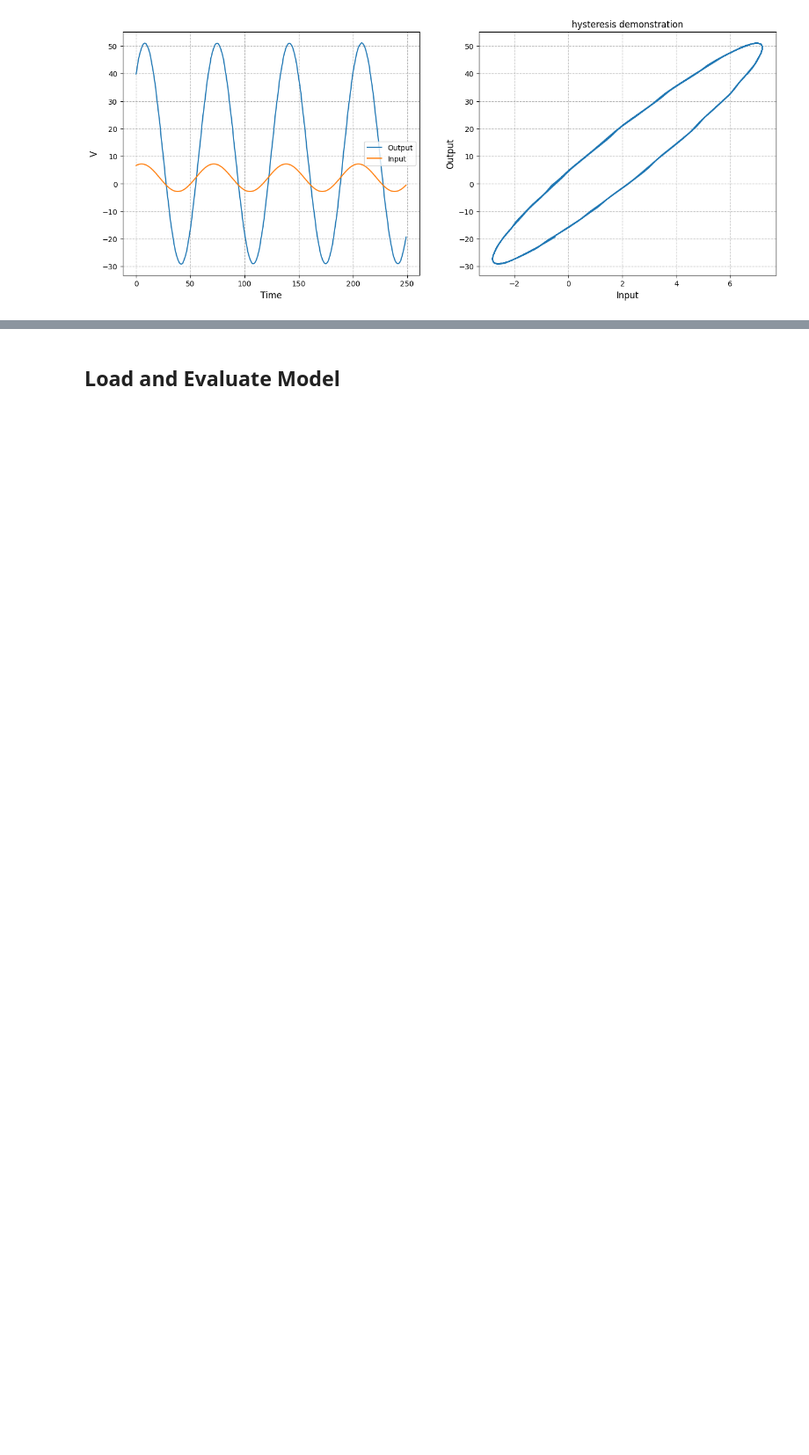
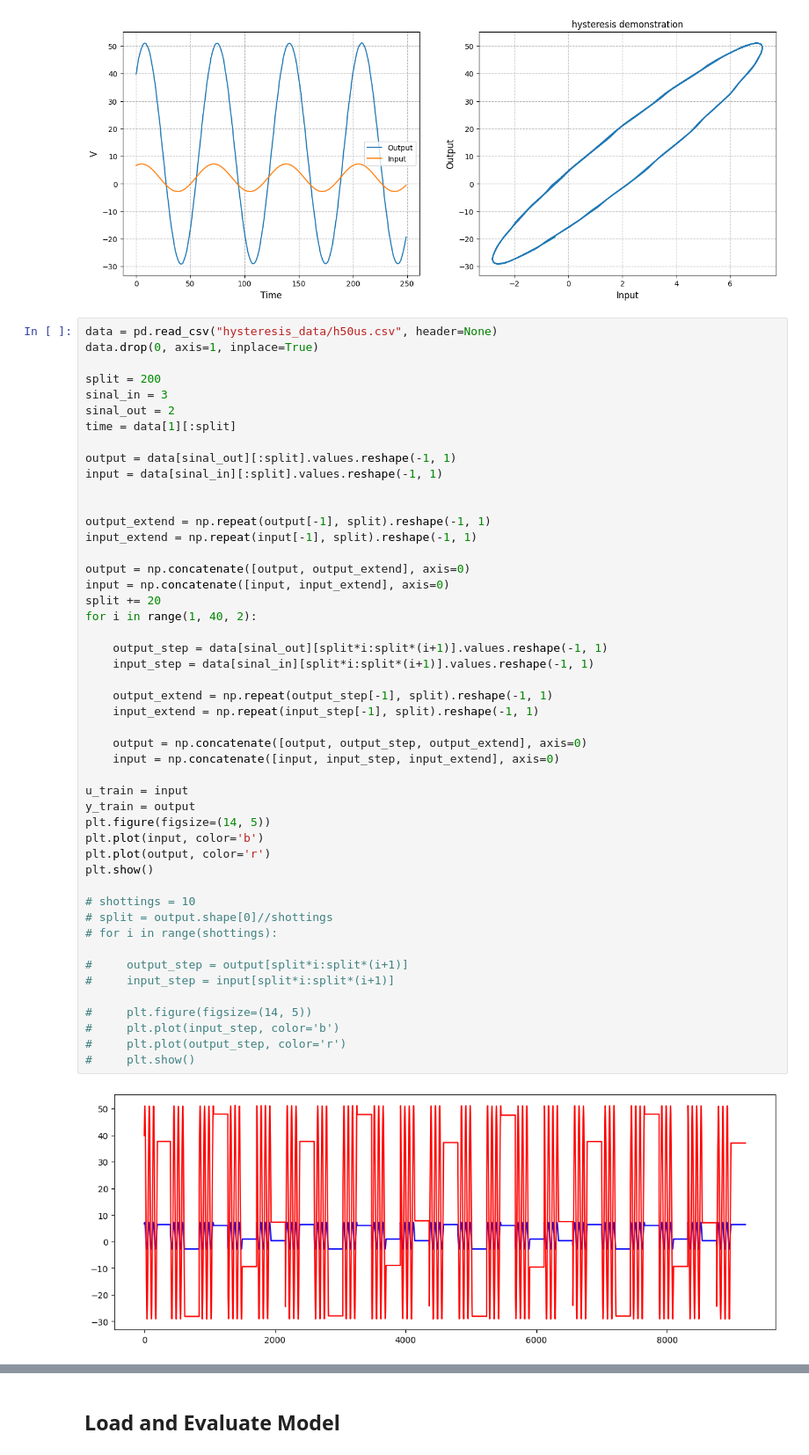
Before and after one commit to RafaelGAT108/mggp_model, a Jupyter notebook: 01_MGGP_Regression_hysteresis.ipynb, the cells around one changed output, grey strips where cells are left out. Shown at 88% size. Cells and saved outputs as stored; diff of their text form; blank space fills up the shorter version.

```diff
--- a/01_MGGP_Regression_hysteresis.ipynb
+++ b/01_MGGP_Regression_hysteresis.ipynb
@@ -590,3 +940,53 @@ plt.ylabel("Output", fontsize=fontsize)
 plt.show()
 # %% [output]
 [figure]
+# %%
+data = pd.read_csv("hysteresis_data/h50us.csv", header=None)
+data.drop(0, axis=1, inplace=True)
+
+split = 200
+sinal_in = 3
+sinal_out = 2
+time = data[1][:split]
+
+output = data[sinal_out][:split].values.reshape(-1, 1)
+input = data[sinal_in][:split].values.reshape(-1, 1)
+
+
+output_extend = np.repeat(output[-1], split).reshape(-1, 1)
+input_extend = np.repeat(input[-1], split).reshape(-1, 1)
+
+output = np.concatenate([output, output_extend], axis=0)
+input = np.concatenate([input, input_extend], axis=0)
+split += 20
+for i in range(1, 40, 2):
+
+    output_step = data[sinal_out][split*i:split*(i+1)].values.reshape(-1, 1)
+    input_step = data[sinal_in][split*i:split*(i+1)].values.reshape(-1, 1)
+
+    output_extend = np.repeat(output_step[-1], split).reshape(-1, 1)
+    input_extend = np.repeat(input_step[-1], split).reshape(-1, 1)
+
+    output = np.concatenate([output, output_step, output_extend], axis=0)
+    input = np.concatenate([input, input_step, input_extend], axis=0)
+
+u_train = input
+y_train = output
+plt.figure(figsize=(14, 5))
+plt.plot(input, color='b')
+plt.plot(output, color='r')
+plt.show()
+
+# shottings = 10
+# split = output.shape[0]//shottings
+# for i in range(shottings):
+
+#     output_step = output[split*i:split*(i+1)]
+#     input_step = input[split*i:split*(i+1)]
+
+#     plt.figure(figsize=(14, 5))
+#     plt.plot(input_step, color='b')
+#     plt.plot(output_step, color='r')
+#     plt.show()
+# %% [output]
+[figure, added]
```
Also changed, not shown: parts of 15 cells of this notebook, 3 other files.
